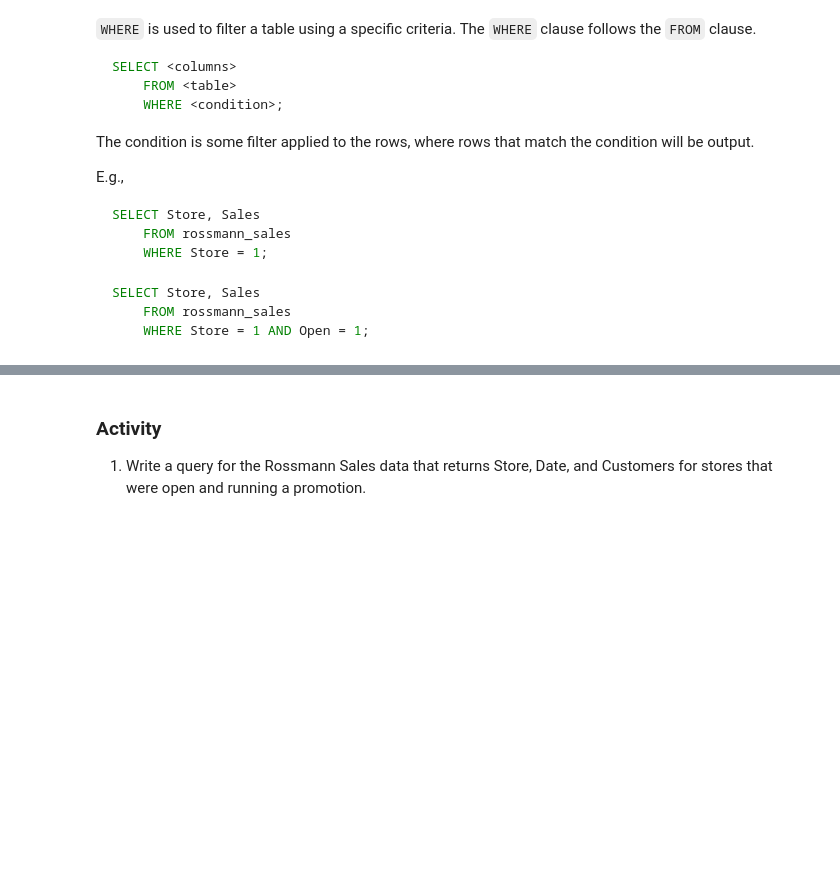
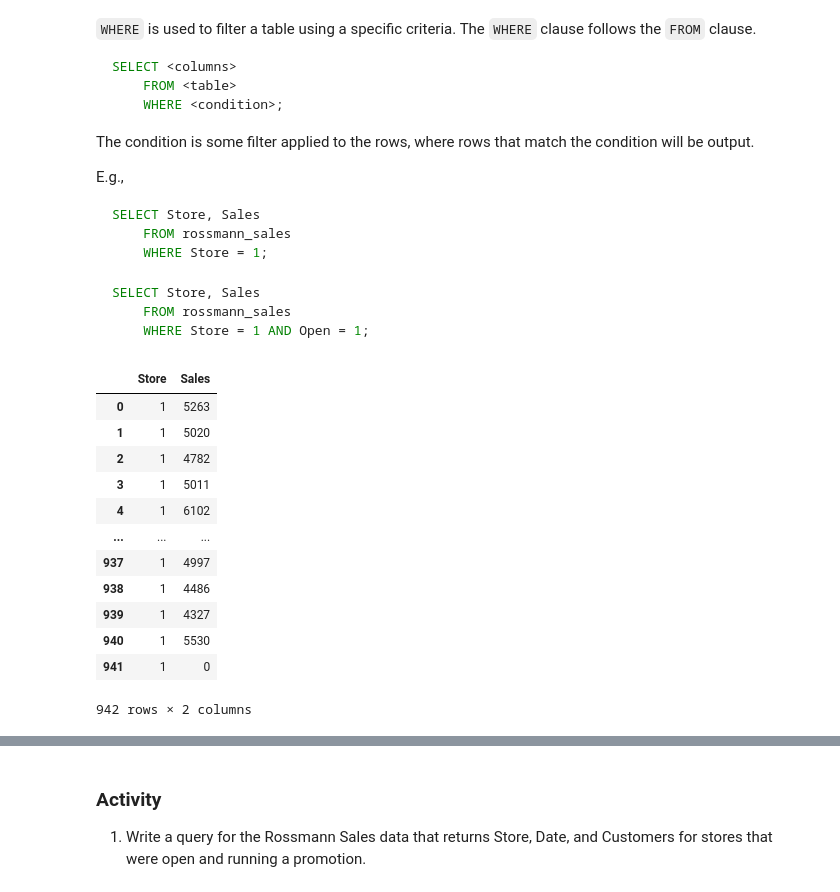
Before and after one commit to blackgenie13/GA-DAT-SF-21, a Jupyter notebook: classes/17/code/codealong-17.ipynb, the cells around one changed output, grey strips where cells are left out. Saved outputs shown, nothing was run; the diff lists cells and outputs as text; code cells hidden in the pictures; blank space fills up the shorter version.

````diff
--- a/classes/17/code/codealong-17.ipynb
+++ b/classes/17/code/codealong-17.ipynb
@@ -126,6 +199,20 @@ SELECT Store, Sales
     WHERE Store = 1 AND Open = 1;
 ```
 # %%
-pd.io.sql.read_sql('SELECT Store, Sales FROM rossmann_sales WHERE Store = 1;', con = db)
+pd.io.sql.read_sql('SELECT Store, Sales FROM rossmann_sales WHERE Store == 1;', con = db)
+# %% [output]
+|  | Store | Sales |
+| 0 | 1 | 5263 |
+| 1 | 1 | 5020 |
+| 2 | 1 | 4782 |
+| 3 | 1 | 5011 |
+| 4 | 1 | 6102 |
+| ... | ... | ... |
+| 937 | 1 | 4997 |
+| 938 | 1 | 4486 |
+| 939 | 1 | 4327 |
+| 940 | 1 | 5530 |
+| 941 | 1 | 0 |
+942 rows × 2 columns
 # %%
 pd.io.sql.read_sql('SELECT Store, Sales FROM rossmann_sales WHERE Store = 1 AND Open = 1;', con = db)
````
Also changed, not shown: parts of 18 cells of this notebook, 1 other file.
